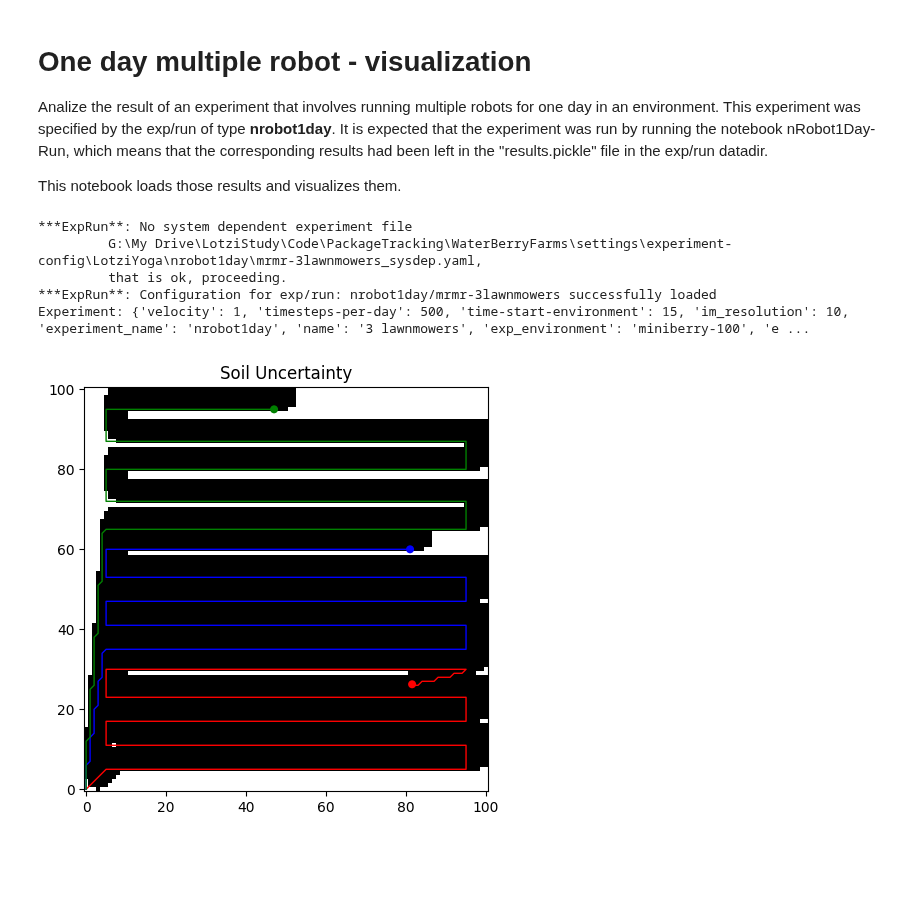
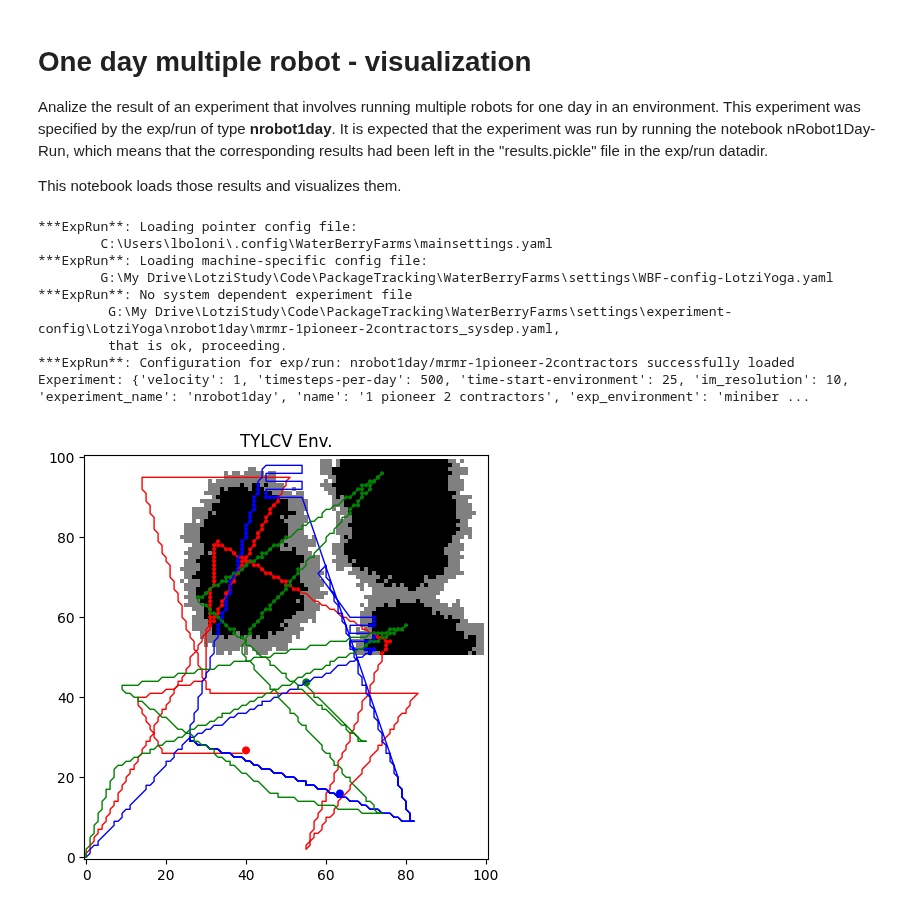
Before and after one commit to lboloni/WaterberryFarms, a Jupyter notebook: notebooks/nRobot1Day-Visualize.ipynb, the cells around one changed output. Saved outputs shown, nothing was run; the diff lists cells and outputs as text; code cells hidden in the pictures; blank space fills up the shorter version.

Commit message:
mrmr functional. Decisions not optimal yet

```diff
--- a/notebooks/nRobot1Day-Visualize.ipynb
+++ b/notebooks/nRobot1Day-Visualize.ipynb
@@ -30,8 +30,9 @@ experiment = "nrobot1day"
 # run = "two-random-robots"
 # run = "two-communicating-robots"
 # run = "mrmr-3random"
-run = "mrmr-3lawnmowers"
+# run = "mrmr-3lawnmowers"
 # run = "mrmr-lead-2bidders"
+run = "mrmr-1pioneer-2contractors"
 
 exp = Config().get_experiment(experiment, run)
 pprint(exp)
@@ -46,32 +47,36 @@ if not resultsfile.exists():
 with compress.open(resultsfile, "rb") as f:
     results = pickle.load(f)
 # %% [output]
+***ExpRun**: Loading pointer config file:
+        C:\Users\lboloni\.config\WaterBerryFarms\mainsettings.yaml
+***ExpRun**: Loading machine-specific config file:
+        G:\My Drive\LotziStudy\Code\PackageTracking\WaterBerryFarms\settings\WBF-config-LotziYoga.yaml
 ***ExpRun**: No system dependent experiment file
-         G:\My Drive\LotziStudy\Code\PackageTracking\WaterBerryFarms\settings\experiment-config\LotziYoga\nrobot1day\mrmr-3lawnmowers_sysdep.yaml,
+         G:\My Drive\LotziStudy\Code\PackageTracking\WaterBerryFarms\settings\experiment-config\LotziYoga\nrobot1day\mrmr-1pioneer-2contractors_sysdep.yaml,
          that is ok, proceeding.
-***ExpRun**: Configuration for exp/run: nrobot1day/mrmr-3lawnmowers successfully loaded
-Experiment: {'velocity': 1, 'timesteps-per-day': 500, 'time-start-environment': 15, 'im_resolution': 10, 'experiment_name': 'nrobot1day', 'name': '3 lawnmowers', 'exp_environment': 'miniberry-100', 'e ...
+***ExpRun**: Configuration for exp/run: nrobot1day/mrmr-1pioneer-2contractors successfully loaded
+Experiment: {'velocity': 1, 'timesteps-per-day': 500, 'time-start-environment': 25, 'im_resolution': 10, 'experiment_name': 'nrobot1day', 'name': '1 pioneer 2 contractors', 'exp_environment': 'miniber ...
 # %%
 
 fig, ax = plt.subplots(1,1)
 #wbf_figures.show_im_tylcv(results, ax)
-#wbf_figures.show_env_tylcv(results, ax)
+wbf_figures.show_env_tylcv(results, ax)
 #wbf_figures.show_unc_tylcv(results, ax)
 
 #wbf_figures.show_im_ccr(results, ax)
 #wbf_figures.show_env_ccr(results, ax)
 #wbf_figures.show_unc_ccr(results, ax)
 
 #wbf_figures.show_im_soil(results, ax)
 #wbf_figures.show_env_soil(results, ax)
-wbf_figures.show_unc_soil(results, ax)
+# wbf_figures.show_unc_soil(results, ax)
 
 
 wbf_figures.show_robot_path(results, ax, draw_robot=True)
 # show_detections_individual_robot(results, ax, 1)
-wbf_figures.show_detections(results, ax, field="Soil")
+wbf_figures.show_detections(results, ax, field="TYLCV")
 # %% [output]
-[figure, old version]
+[figure, new version]
 # %%
 # a little hack to see if it can be just hacked to work
 results["policy-name"] = results["robots"][0].policy_name
```
Also changed, not shown: 3 other files.
